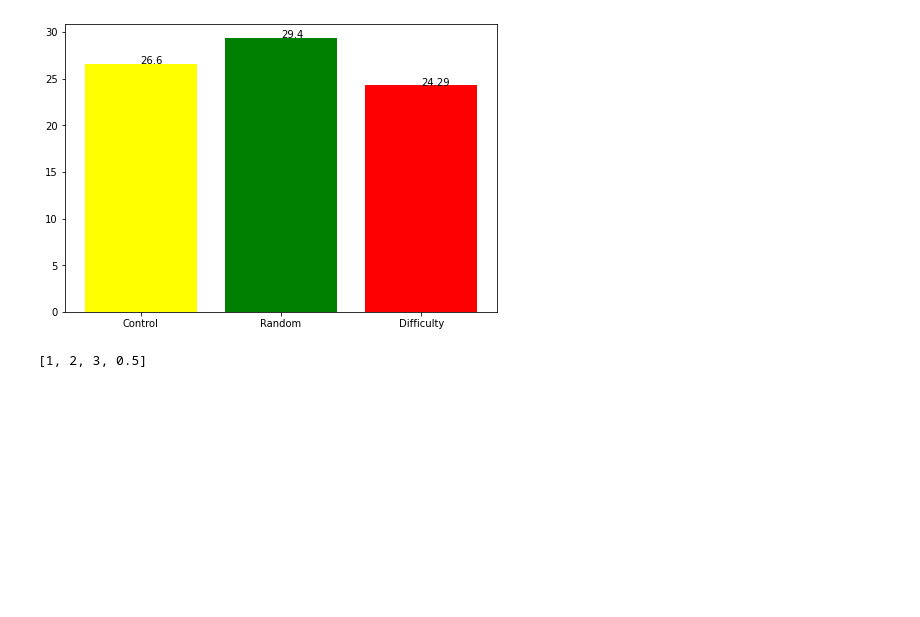
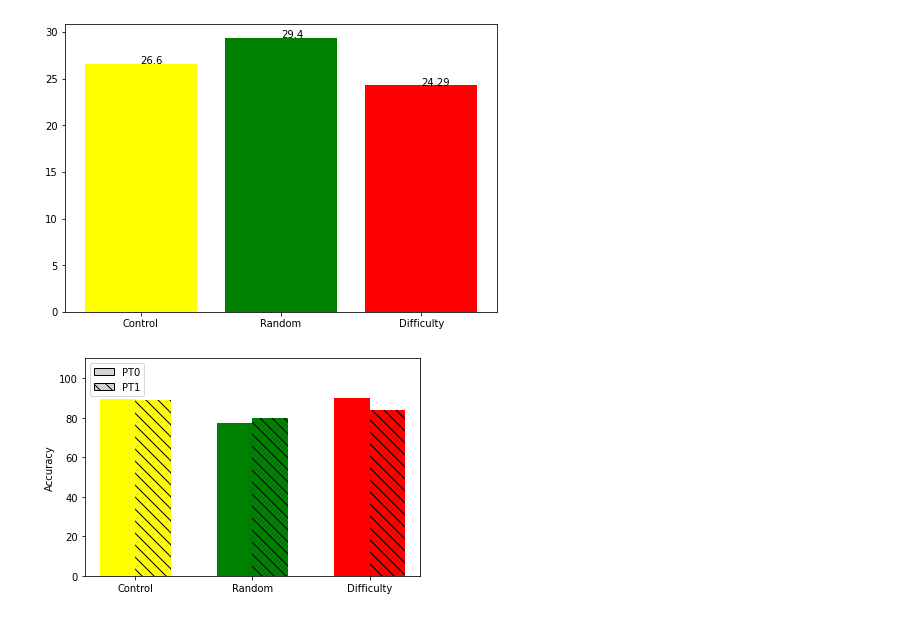
Before and after one commit to zouharvi/uds-rug-student, a Jupyter notebook: src/analysis/graphs.ipynb, the cells around one changed output. Saved outputs shown, nothing was run; the diff lists cells and outputs as text; code cells hidden in the pictures; blank space fills up the shorter version.

```diff
--- a/src/analysis/graphs.ipynb
+++ b/src/analysis/graphs.ipynb
@@ -49,7 +51,23 @@ for index, value in enumerate(y):
 plt.show()
 # %% [output]
 [figure]
-# %%
-[1,2,3]+[0.5]
-# %% [output]
-[1, 2, 3, 0.5]
+# %%
+import matplotlib.patches as mpatches
+fig, ax = plt.subplots()
+exposed_idx = np.arange(3)
+bar_width = 0.3
+learned_idx = exposed_idx + bar_width
+exposed_bar=[89.47,77.55,90.0]
+learned_bar=[88.72,79.59,84.12]
+p1 = ax.bar(exposed_idx, height=exposed_bar, width=bar_width, color = ["yellow","green","red"],label="Exposed")
+p2 = ax.bar(learned_idx, height=learned_bar, width=bar_width, color = ["yellow","green","red"],label="Learned",hatch="\\\\")
+ax.set_ylabel("Accuracy")
+ax.set(ylim=(0, 110))
+ax.set_xticks(learned_idx-0.15)
+ax.set_xticklabels(('Control', 'Random', 'Difficulty'))
+h1 = mpatches.Patch(facecolor="lightgrey",edgecolor="black",lw=1,label="PT0")
+h2 = mpatches.Patch(facecolor="lightgrey",edgecolor="black",lw=1,label="PT1",hatch="\\\\")
+plt.legend(handles=[h1,h2], loc='upper left')
+plt.show()
+# %% [output]
+[figure, added]
```
Also changed, not shown: parts of 1 cell of this notebook.
